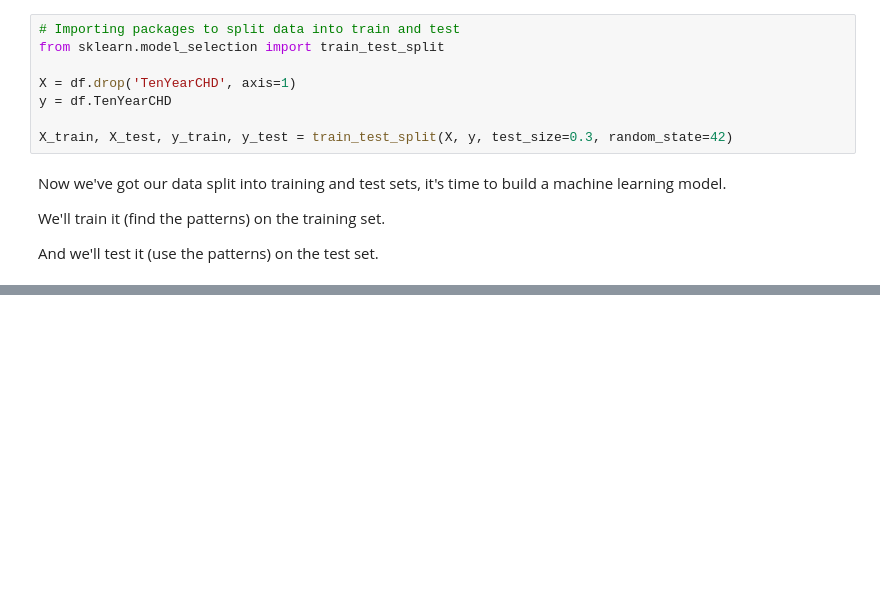
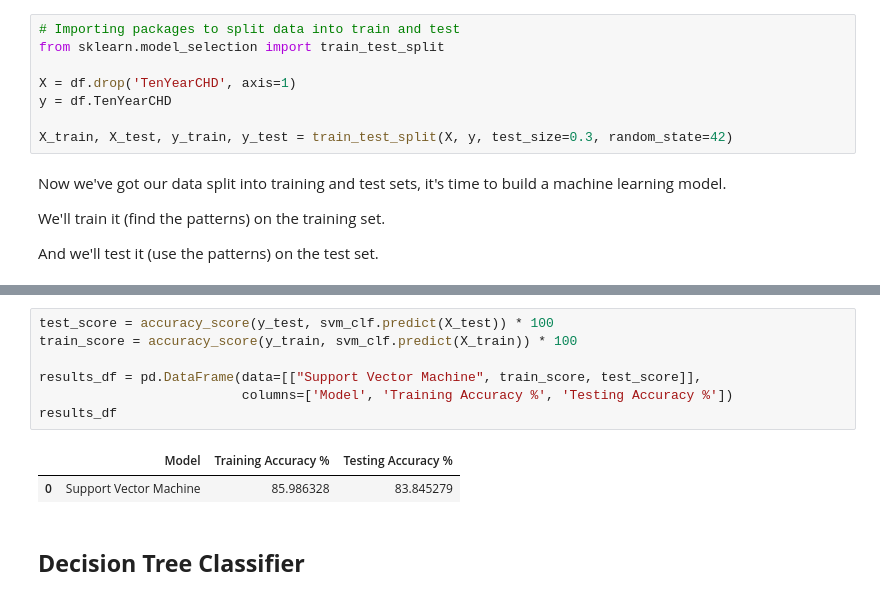
Before and after one commit to VermaSanjayrk/Cardiovascular-Risk-Prediction, a Jupyter notebook: Cardiovascular_Risk_Prediction.ipynb, the cells around one changed output, grey strips where cells are left out. Drawn from its saved outputs; the diff is of its cells as text; blank space fills up the shorter version.

```diff
--- a/Cardiovascular_Risk_Prediction.ipynb
+++ b/Cardiovascular_Risk_Prediction.ipynb
@@ -544,0 +574,12 @@ And we'll test it (use the patterns) on the test set.
+# %%
+test_score = accuracy_score(y_test, svm_clf.predict(X_test)) * 100
+train_score = accuracy_score(y_train, svm_clf.predict(X_train)) * 100
+
+results_df = pd.DataFrame(data=[["Support Vector Machine", train_score, test_score]],
+                          columns=['Model', 'Training Accuracy %', 'Testing Accuracy %'])
+results_df
+# %% [output]
+|  | Model | Training Accuracy % | Testing Accuracy % |
+| 0 | Support Vector Machine | 85.986328 | 83.845279 |
+# %% [markdown]
+## **Decision Tree Classifier**
```
Also changed, not shown: parts of 4 cells of this notebook.
